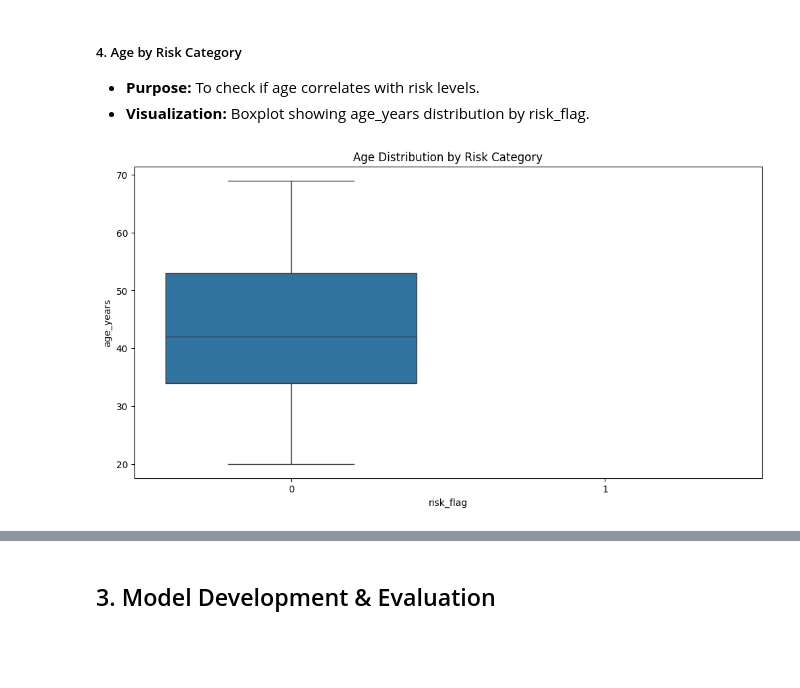
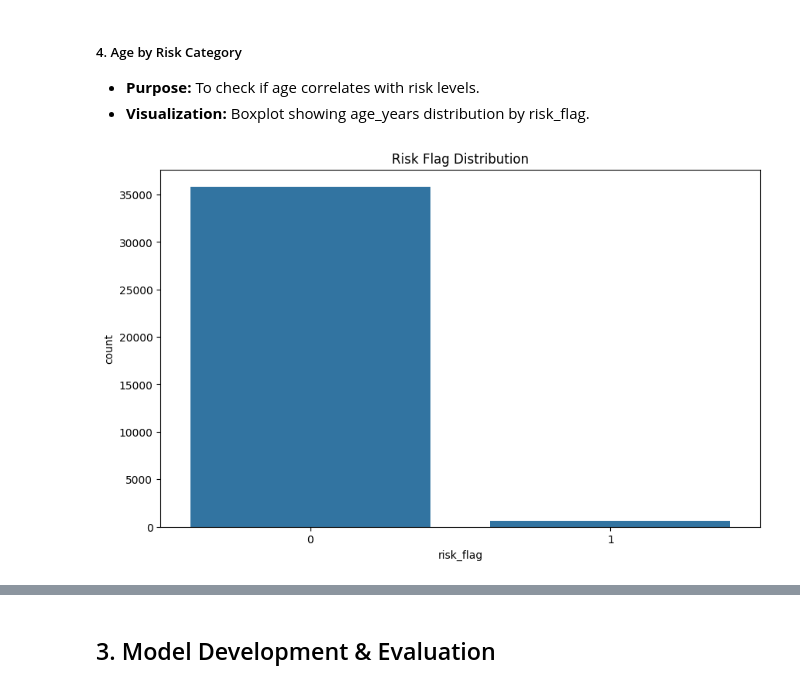
Before and after one commit to ghsaberr/risk-scoring-underwriting, a Jupyter notebook: risk-scoring-underwriting.ipynb, the cells around one changed output, grey strips where cells are left out. Saved outputs shown, nothing was run; the diff lists cells and outputs as text; code cells hidden in the pictures; blank space fills up the shorter version.

```diff
--- a/risk-scoring-underwriting.ipynb
+++ b/risk-scoring-underwriting.ipynb
@@ -101,7 +143,8 @@ Here's a breakdown of the steps:
 # %%
-# Load and combine multiple datasets
-file_paths = ['application_record.csv', 'credit_record.csv']
-dfs = [pd.read_csv(file) for file in file_paths]
+# Create risk labels
+risk_labels = create_risk_labels(credit_df)
+print(f"Risk label distribution:\n{risk_labels['risk_flag'].value_counts(normalize=True)}")
 
-# Concatenate DataFrames into a single DataFrame
-df = pd.concat(dfs, ignore_index=True)
+# Merge application data with risk labels
+df = application_df.merge(risk_labels, left_on='ID', right_index=True, how='inner')
+print(f"Merged dataset shape: {df.shape}")
@@ -110,9 +158,5 @@ We've loaded and combined multiple datasets from the specified file paths.
 # %%
-# Creating Target Variable
-def classify_risk(status):
-    high_risk = {'2', '3', '4', '5'}
-    low_risk = {'C', 'X', '0', '1'}
-    return 1 if status in high_risk else 0
-
-df['risk_flag'] = df['STATUS'].astype(str).apply(classify_risk)
-logging.info("Target variable 'risk_flag' created based on STATUS")
+# Feature Engineering
+# Handle missing values first
+print("\nMissing values before imputation:")
+print(df.isnull().sum())
@@ -146,0 +198,6 @@ To ensure that our engineered features differentiate well between low- and high-
+# %%
+# Handle extreme values and outliers
+for col in ['income_log', 'age_years', 'employment_length_years']:
+    q1 = df[col].quantile(0.01)
+    q3 = df[col].quantile(0.99)
+    df[col] = df[col].clip(q1, q3)
@@ -178,9 +254,10 @@ plt.show()
 - **Purpose:** To check if age correlates with risk levels.
 - **Visualization:** Boxplot showing age_years distribution by risk_flag.
 # %%
-plt.figure(figsize=(12, 6))
-sns.boxplot(x=df['risk_flag'], y=df['age_years'])
-plt.title("Age Distribution by Risk Category")
+# Visualize class distribution
+plt.figure(figsize=(10, 6))
+sns.countplot(x='risk_flag', data=df)
+plt.title("Risk Flag Distribution")
 plt.show()
 # %% [output]
-[figure, old version]
+[figure, new version]
```
Also changed, not shown: parts of 30 cells of this notebook.
